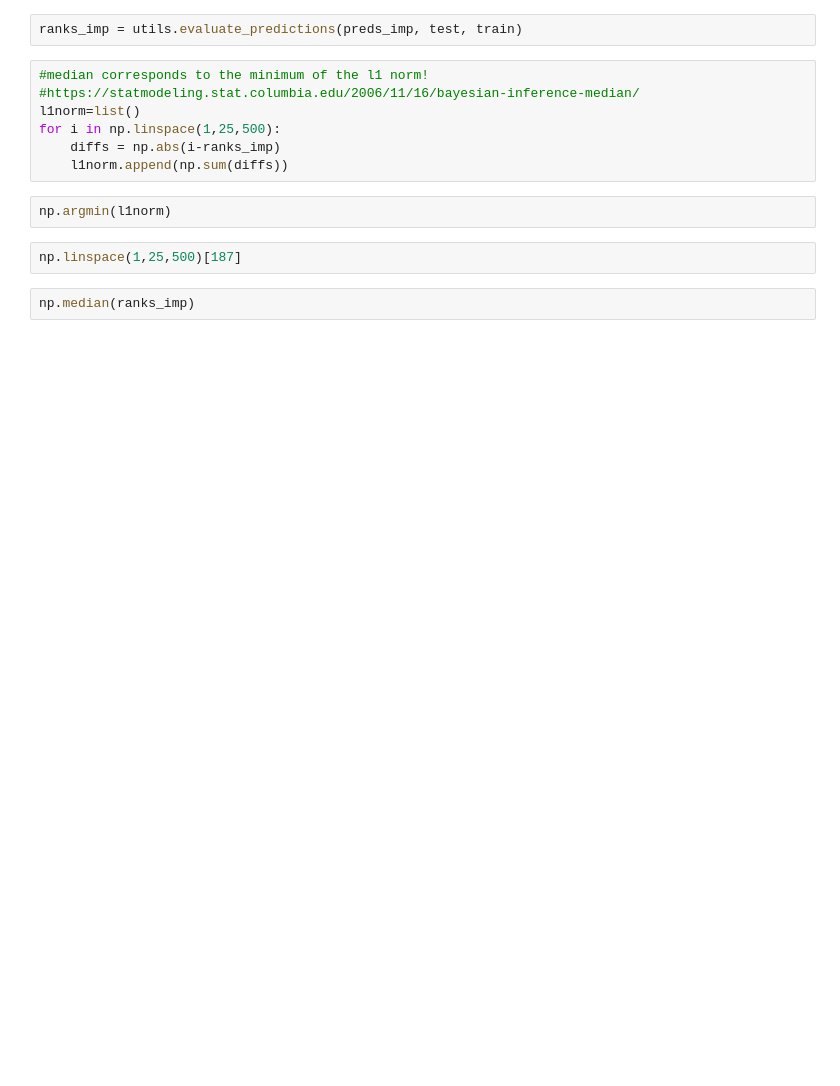
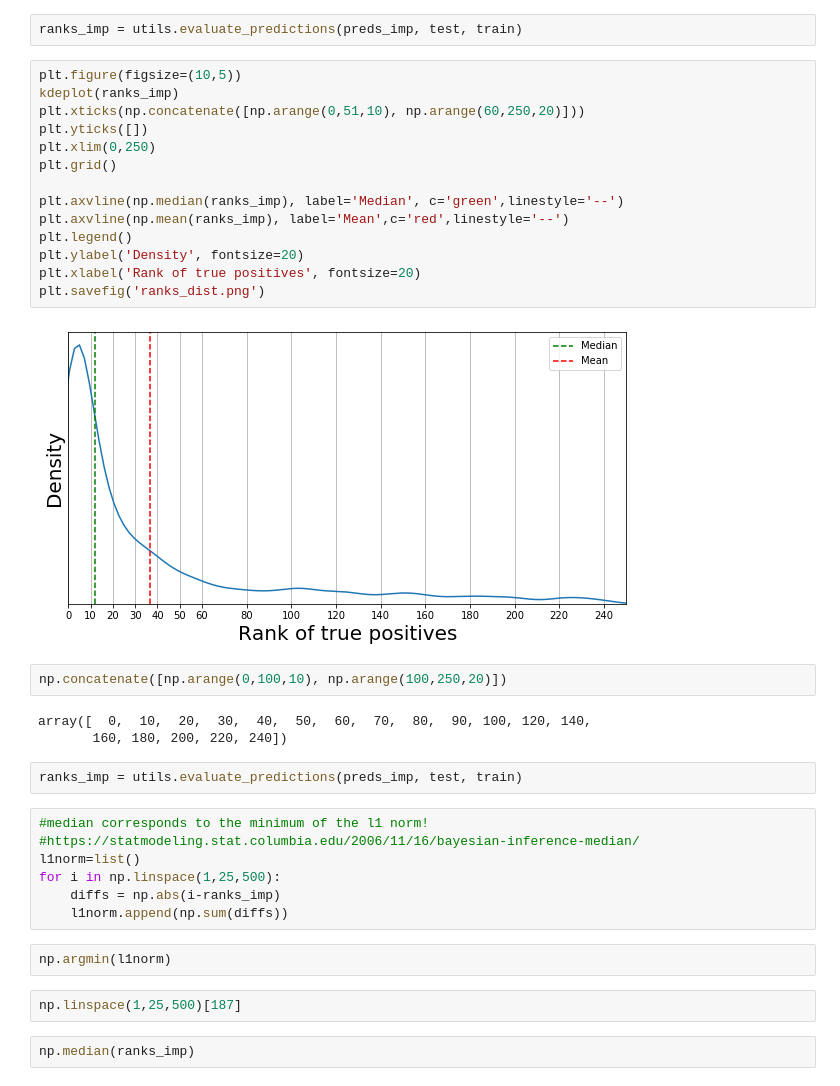
Before and after one commit to ljmartin/molrec, a Jupyter notebook: time_split/code_scrapbook.ipynb, the cells around one changed output. Saved outputs shown, nothing was run; the diff lists cells and outputs as text; blank space fills up the shorter version.

```diff
--- a/time_split/code_scrapbook.ipynb
+++ b/time_split/code_scrapbook.ipynb
@@ -76,5 +76,28 @@ Wall time: 5.35 s
 # %%
 ranks_imp = utils.evaluate_predictions(preds_imp, test, train)
+# %%
+plt.figure(figsize=(10,5))
+kdeplot(ranks_imp)
+plt.xticks(np.concatenate([np.arange(0,51,10), np.arange(60,250,20)]))
+plt.yticks([])
+plt.xlim(0,250)
+plt.grid()
+
+plt.axvline(np.median(ranks_imp), label='Median', c='green',linestyle='--')
+plt.axvline(np.mean(ranks_imp), label='Mean',c='red',linestyle='--')
+plt.legend()
+plt.ylabel('Density', fontsize=20)
+plt.xlabel('Rank of true positives', fontsize=20)
+plt.savefig('ranks_dist.png')
+# %% [output]
+[figure, added]
+# %%
+np.concatenate([np.arange(0,100,10), np.arange(100,250,20)])
+# %% [output]
+array([  0,  10,  20,  30,  40,  50,  60,  70,  80,  90, 100, 120, 140,
+       160, 180, 200, 220, 240])
+# %%
+ranks_imp = utils.evaluate_predictions(preds_imp, test, train)
 # %%
 #median corresponds to the minimum of the l1 norm!
 #https://statmodeling.stat.columbia.edu/2006/11/16/bayesian-inference-median/
```
Also changed, not shown: parts of 2 cells of this notebook, 3 other files.
